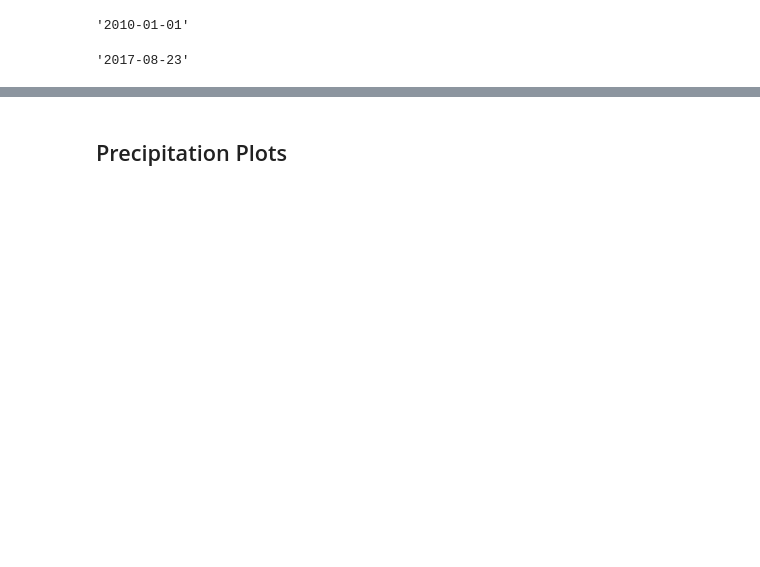
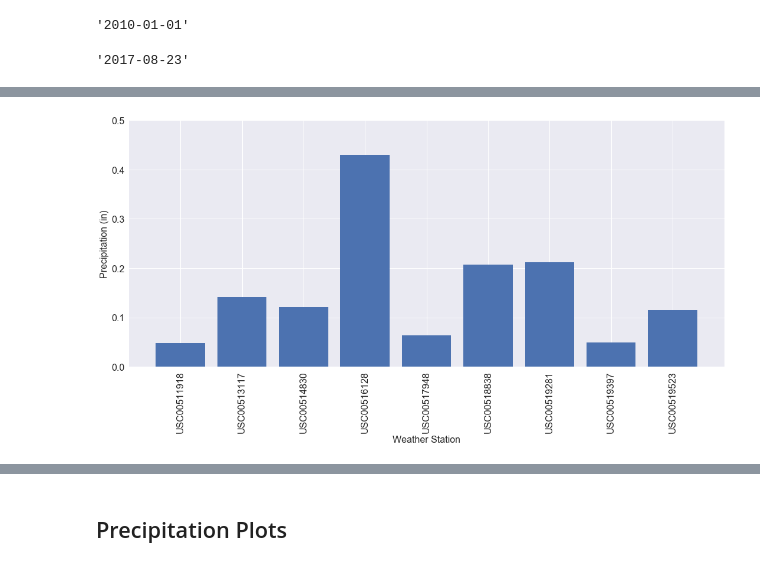
Before and after one commit to rochiecuevas/climate_analysis, a Jupyter notebook: climate_starter.ipynb, the cells around one changed output, grey strips where cells are left out. Drawn from its saved outputs; the diff is of its cells as text; code cells hidden in the pictures; blank space fills up the shorter version.

```diff
--- a/climate_starter.ipynb
+++ b/climate_starter.ipynb
@@ -113,0 +129,11 @@ start_date = str(year_ago)
+# %%
+# Merge the measurement and the station tables based on station id
+sel = [Measurement.station, Measurement.date, Measurement.prcp, Measurement.tobs,
+       Station.name, Station.elevation, Station.latitude, Station.longitude]
+
+same_stn = session.query(*sel).filter(Measurement.station == Station.station).\
+           all()
+# %%
+# Create a dataframe combining Measurement and Station data
+df1 = pd.DataFrame(same_stn)
+df1.head()
@@ -113,0 +147,5 @@ start_date = str(year_ago)
+# %%
+# Get averages for precipitation and observed temperature
+grouped_df1 = df1.groupby("station").mean()
+grouped_df1 = grouped_df1.reset_index()
+grouped_df1
@@ -113,0 +163,14 @@ start_date = str(year_ago)
+# %%
+# Plot the average precipitation levels across the different weather stations
+x = np.arange(0, len(grouped_df1))
+
+plt.figure(figsize = (15,8))
+plt.bar(x, grouped_df1["prcp"])
+plt.xticks(x, grouped_df1["station"], rotation = 90)
+plt.xlabel("Weather Station", fontsize = 16)
+plt.ylabel("Precipitation (in)", fontsize = 16)
+plt.ylim(0,0.5)
+plt.tight_layout()
+plt.savefig("Images/compare_precipitation.svg")
+# %% [output]
+[figure, added]
```
Also changed, not shown: parts of 59 cells of this notebook, 11 other files.
